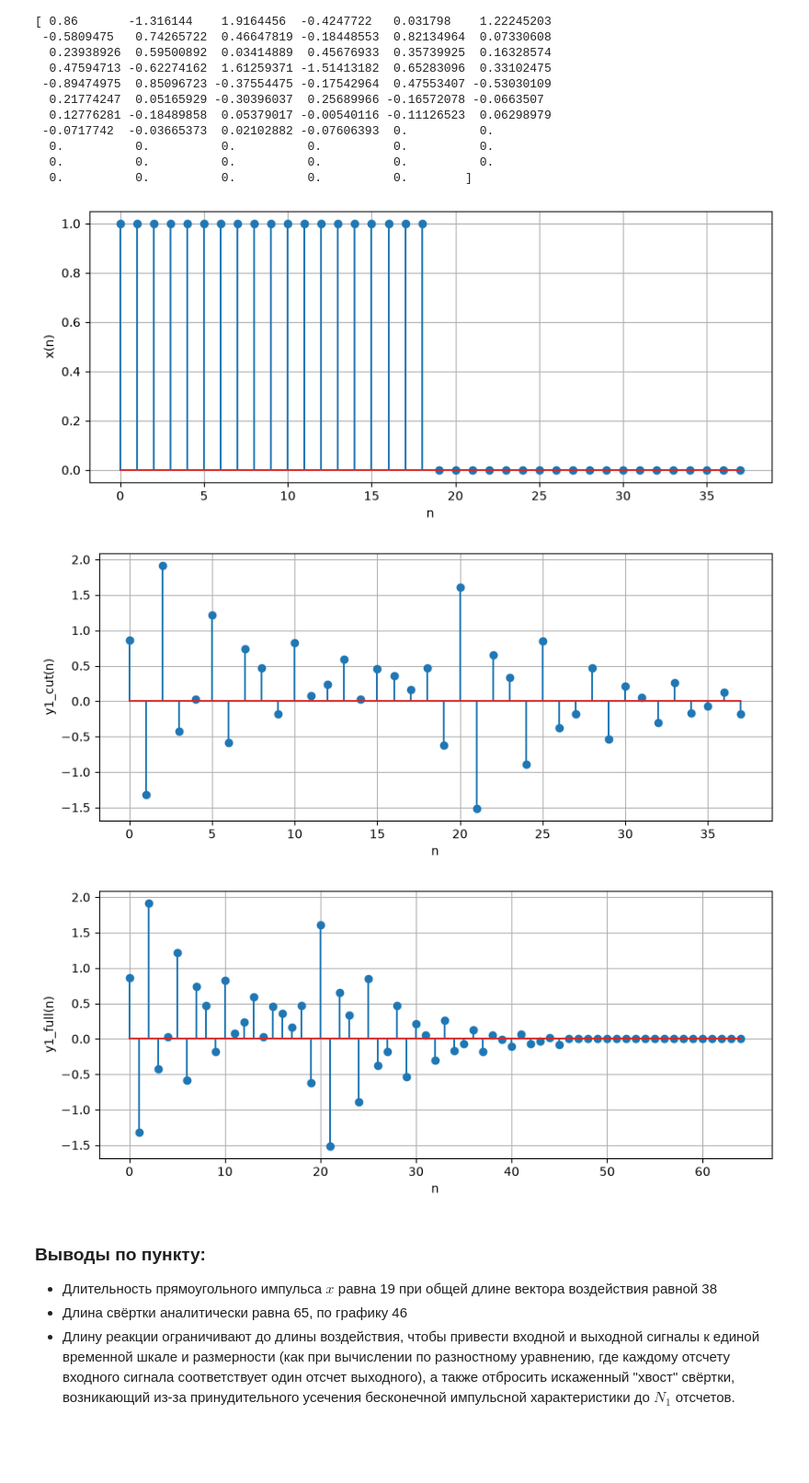
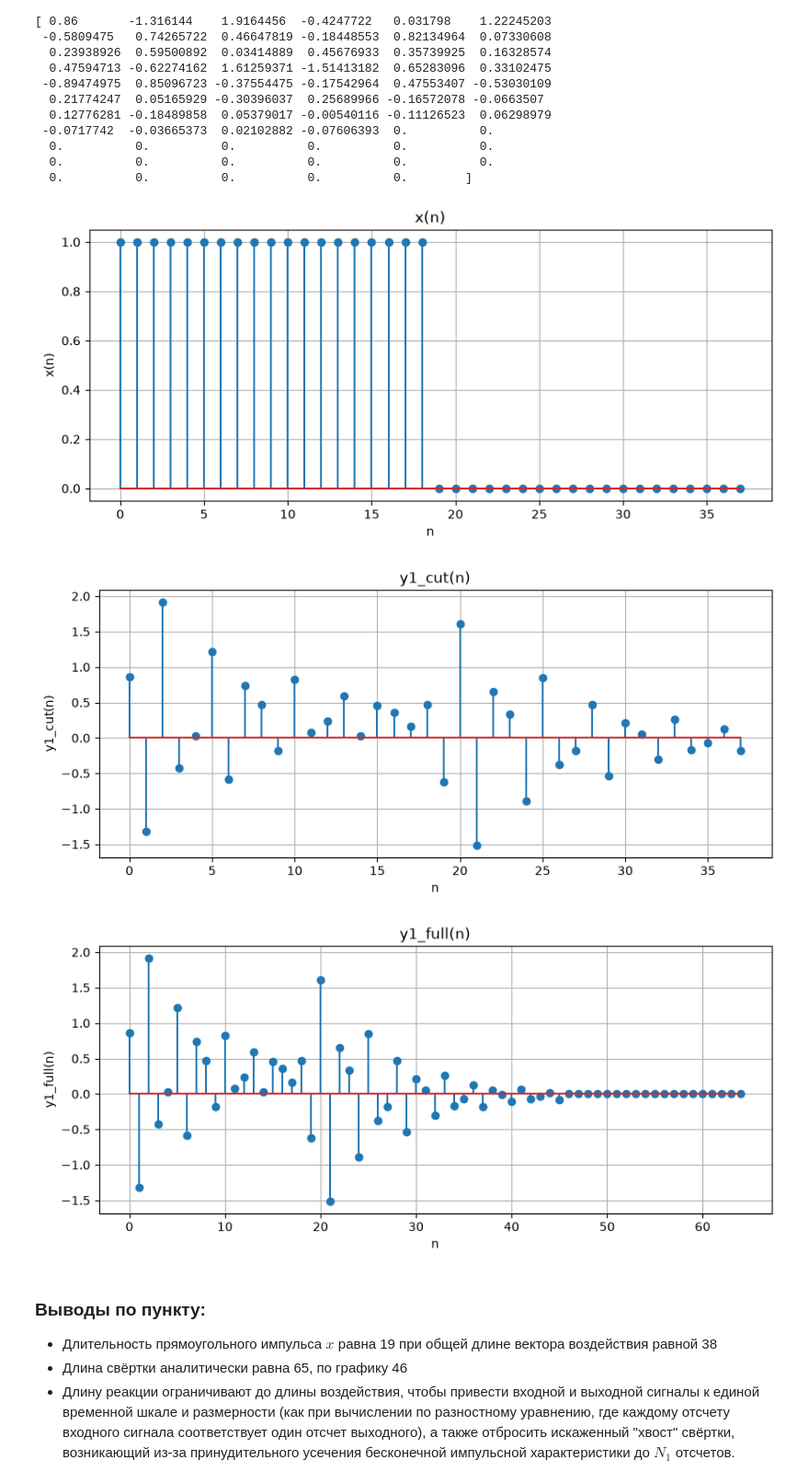
Before and after one commit to the-mvi/dsp-2026, a Jupyter notebook: 3384_Piankov_MF/task1.ipynb, the cells around one changed output. Shown at 92% size. Saved outputs shown, nothing was run; the diff lists cells and outputs as text; code cells hidden in the pictures; blank space fills up the shorter version.

```diff
--- a/3384_Piankov_MF/task1.ipynb
+++ b/3384_Piankov_MF/task1.ipynb
@@ -222,27 +223,30 @@ print(y_full)
   0.          0.          0.          0.          0.        ]
 # %%
 plt.figure()
+plt.title("x(n)")
 plt.stem(range(len(x)), x)
 plt.xlabel("n")
 plt.ylabel("x(n)")
 plt.grid(True)
 plt.show()
 plt.figure()
+plt.title("y1_cut(n)")
 plt.stem(range(len(y1)), y1)
 plt.xlabel("n")
 plt.ylabel("y1_cut(n)")
 plt.grid(True)
 plt.show()
 plt.figure()
+plt.title("y1_full(n)")
 plt.stem(range(len(y_full)), y_full)
 plt.xlabel("n")
 plt.ylabel("y1_full(n)")
 plt.grid(True)
 plt.show()
 # %% [output]
-[figure, old version]
+[figure, new version]
-[figure, old version]
+[figure, new version]
-[figure, old version]
+[figure, new version]
 # %% [markdown]
 ### Выводы по пункту:
 * Длительность прямоугольного импульса $x$ равна 19 при общей длине вектора воздействия равной 38
```
Also changed, not shown: parts of 11 cells of this notebook.
